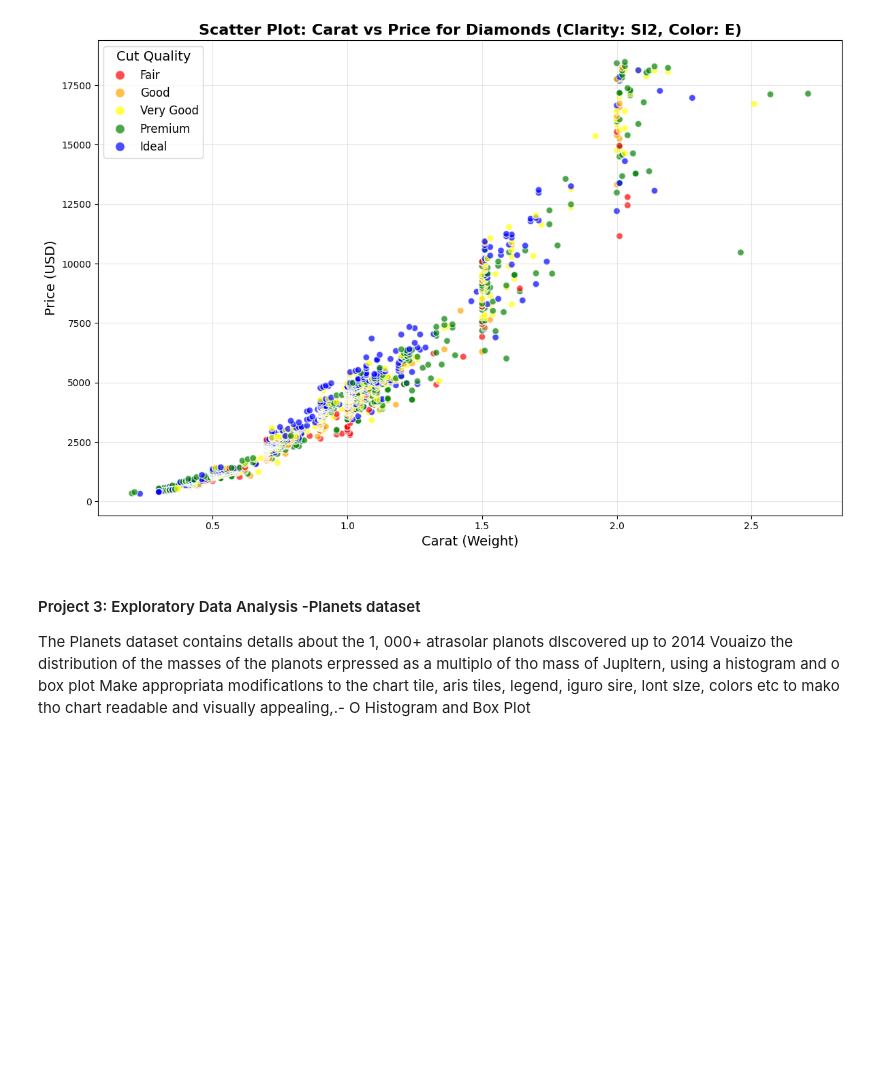
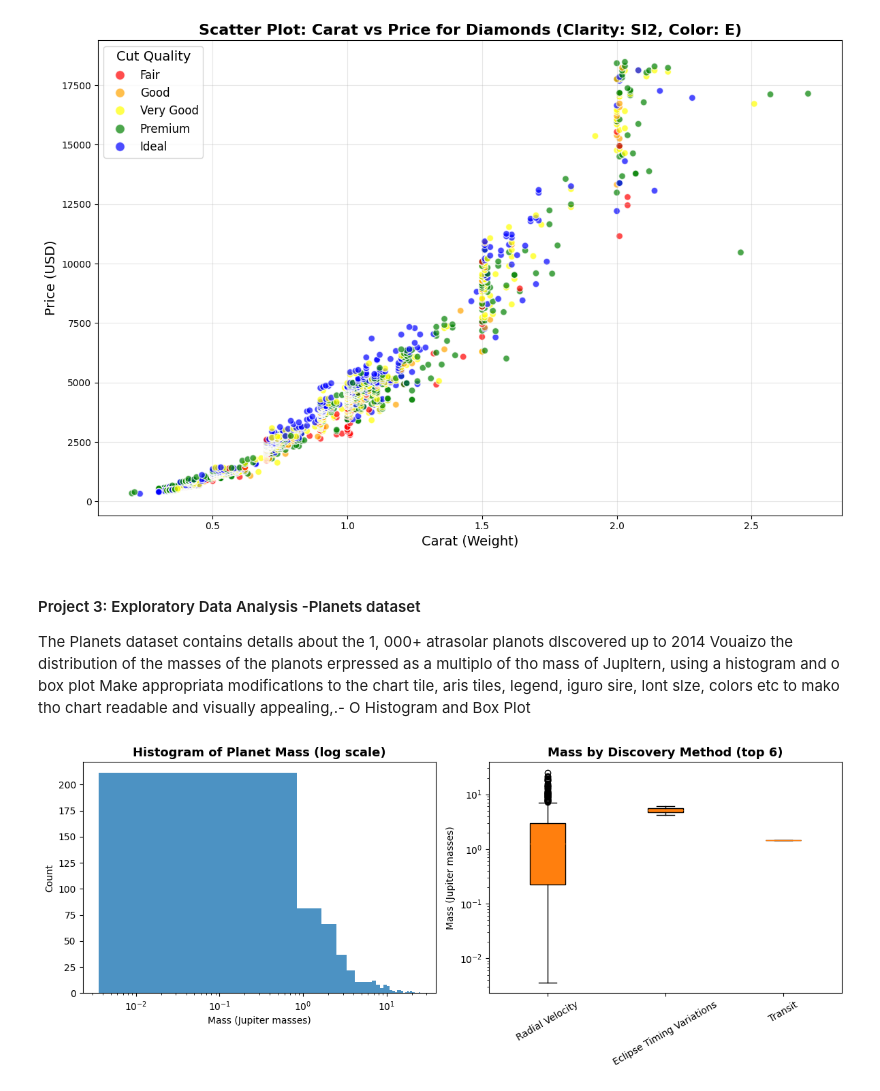
Before and after one commit to chiragjoshi679-del/ML_Studycamp, a Jupyter notebook: labs/01_lab.ipynb, the cells around one changed output. Saved outputs shown, nothing was run; the diff lists cells and outputs as text; code cells hidden in the pictures; blank space fills up the shorter version.

```diff
--- a/labs/01_lab.ipynb
+++ b/labs/01_lab.ipynb
@@ -67,3 +67,33 @@ appealing,.- O Histogram and Box Plot
 # %%
 import pandas as pd
 import matplotlib.pyplot as plt
+# %%
+data3 = pd.read_csv('C:\\Users\\CHIRAG\\Documents\\GitHub\\ML_Studycamp\\datasets\\planets.csv')
+df=pd.DataFrame(data3)
+dfp = df.dropna(subset=['mass']).copy()
+
+
+top_methods = dfp['method'].value_counts().nlargest(6).index.tolist()
+box_data = [dfp[dfp['method'] == m]['mass'] for m in top_methods]
+
+fig, axes = plt.subplots(1, 2, figsize=(12, 5))
+
+# Histogram (log x)
+axes[0].hist(dfp['mass'], bins=30, color='tab:blue', alpha=0.8)
+axes[0].set_xscale('log')
+axes[0].set_title('Histogram of Planet Mass (log scale)', fontsize=13, fontweight='bold')
+axes[0].set_xlabel('Mass (Jupiter masses)')
+axes[0].set_ylabel('Count')
+
+# Boxplot by discovery method (log y)
+axes[1].boxplot(box_data, labels=top_methods, patch_artist=True,
+                boxprops=dict(facecolor='tab:orange', color='k'))
+axes[1].set_yscale('log')
+axes[1].set_title('Mass by Discovery Method (top 6)', fontsize=13, fontweight='bold')
+axes[1].set_ylabel('Mass (Jupiter masses)')
+axes[1].tick_params(axis='x', rotation=30)
+
+plt.tight_layout()
+plt.show()
+# %% [output]
+[figure, added]
```
